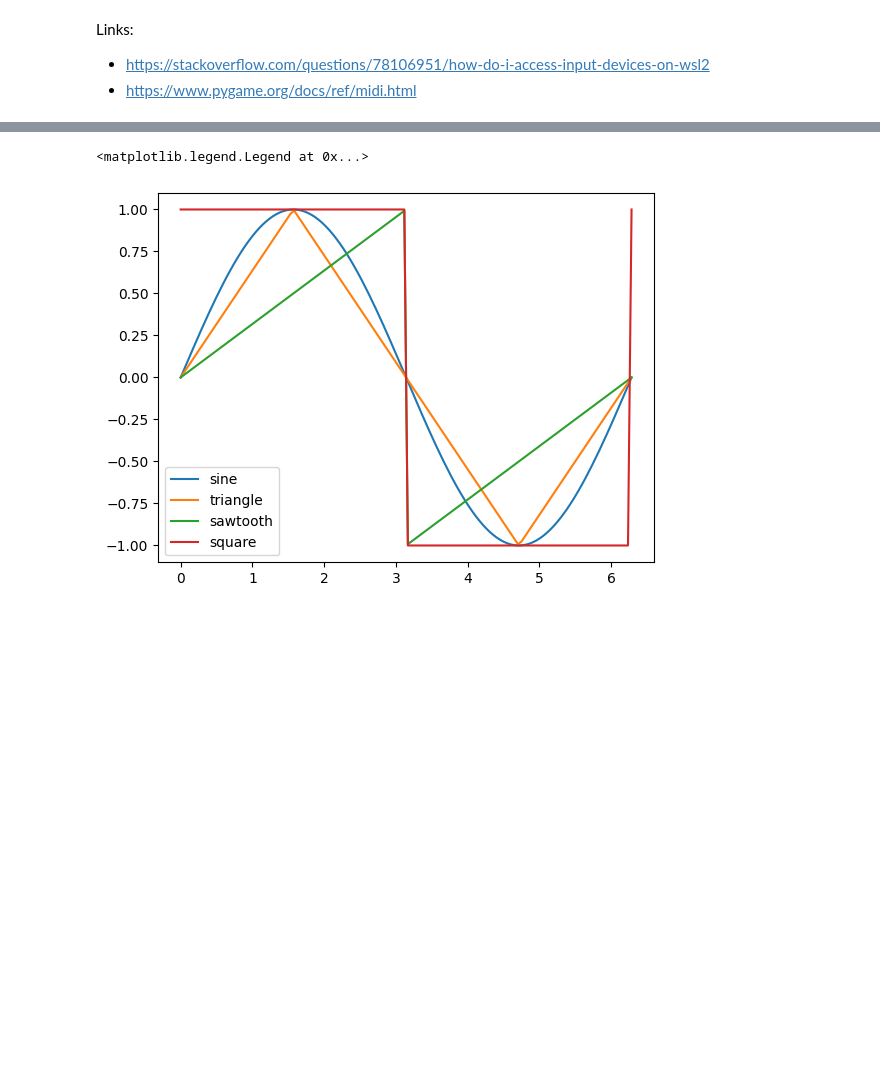
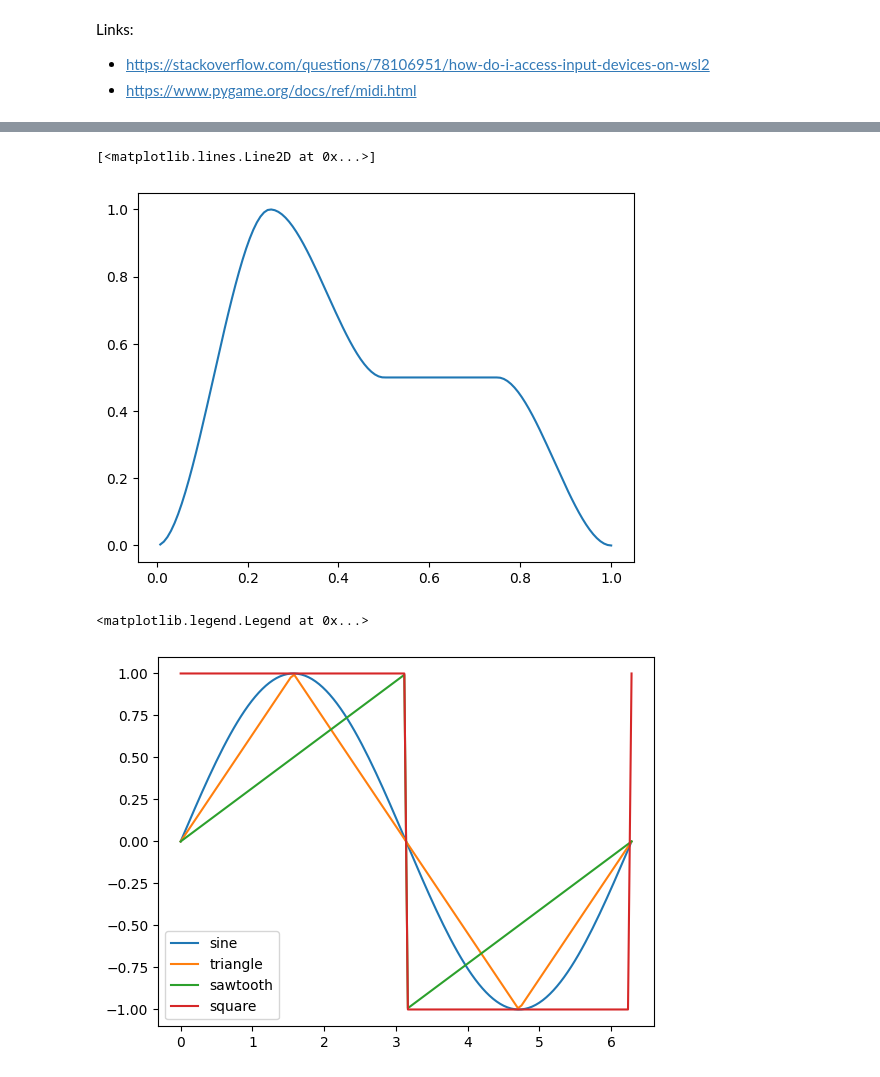
Before and after one commit to douglas-m-harvey/genmus, a Jupyter notebook: genmus/sketch.ipynb, the cells around one changed output, grey strips where cells are left out. Drawn from its saved outputs; the diff is of its cells as text; code cells hidden in the pictures; blank space fills up the shorter version.

```diff
--- a/genmus/sketch.ipynb
+++ b/genmus/sketch.ipynb
@@ -298,4 +301,0 @@ def adsr(a = 1, d = 1, s = 1, r = 1, s_level = 0.5, duration = 1, amplitude = 1,
-# %%
-x = np.linspace(0, 2*np.pi, 128)
-end = 2*np.pi
-plt.plot(x, np.cos(2*np.pi*x/end))
@@ -305,9 +301,0 @@ plt.plot(x, np.cos(2*np.pi*x/end))
-# %%
-def adsr_sy():
-    x, pi = sy.symbols("x"), sy.pi
-    attack_start, attack_end = 0, 3*pi/4
-    y = sy.Piecewise((0, (x < attack_start)), (sy.sin(pi/2*x/attack_end), (attack_start < x) & (x <= attack_end)), (0, (attack_end < x)))
-    return sy.lambdify(x, y, "numpy")
-f = adsr_sy()
-x = np.linspace(0, 2*np.pi, 128)
-plt.plot(x, f(x))
@@ -324,3 +308,42 @@ plt.plot(a)
+# %%
+def generate_symbolic_adsr():
+    x, attack_duration, decay_duration, sustain_duration, sustain_level, release_duration = sy.symbols("x attack_duration decay_duration sustain_duration sustain_level release_duration")
+    attack_start, attack_end = 0, attack_duration
+    decay_start, decay_end = attack_end, attack_end + decay_duration
+    sustain_start, sustain_end, sustain = decay_end, decay_end + sustain_duration, sustain_level
+    release_start, release_end = sustain_end, sustain_end + release_duration
+
+    attack_condition = (x > attack_start) & (x <= attack_end)
+    decay_condition = (x > decay_start) & (x <= decay_end)
+    sustain_condition = (x > sustain_start) & (x <= sustain_end)
+    release_condition = (x > release_start) & (x <= release_end)
+
+    x_attack = 2*(x - attack_start)/(attack_end - attack_start) - 1
+    attack = -(x_attack**3 - 3*x_attack - 2)/4
+
+    x_decay = 2*(x - decay_start)/(decay_end - decay_start) - 1
+    decay = -(((-x_decay)**3 - 3*(-x_decay) - 2)/4)*sustain + sustain
+
+    x_release = 2*(x - release_start)/(release_end - release_start) - 1
+    release = -(((-x_release)**3 - 3*(-x_release) - 2)/4)*sustain
+
+    y = sy.Piecewise((0, (x < attack_start)), (attack, attack_condition), (decay, decay_condition), (sustain, sustain_condition), (release, release_condition), (0, (release_end < x)))
+    return sy.lambdify((x, attack_duration, decay_duration, sustain_duration, sustain_level, release_duration), y, "numpy")
+
+symbolic_adsr = generate_symbolic_adsr()
+
+def generate_adsr(x, attack, decay, sustain, sustain_level, release):
+    duration = attack + decay + sustain + release
+    attack, decay, sustain, release = attack/duration, decay/duration, sustain/duration, release/duration
+    return symbolic_adsr(x, attack, decay, sustain, sustain_level, release)
+
+
+adsr_params = np.array([1, 1, 1, 0.5, 1])
+x = np.linspace(0, 1, 128)
+plt.plot(x, generate_adsr(x, *adsr_params))
+# %% [output]
+[<matplotlib.lines.Line2D at 0x...>]
+[figure, added]
 # %%
 def generate_triangle_wave():
     x, p = sy.symbols("x"), 2*sy.pi
```
Also changed, not shown: parts of 11 cells of this notebook, 1 other file.
